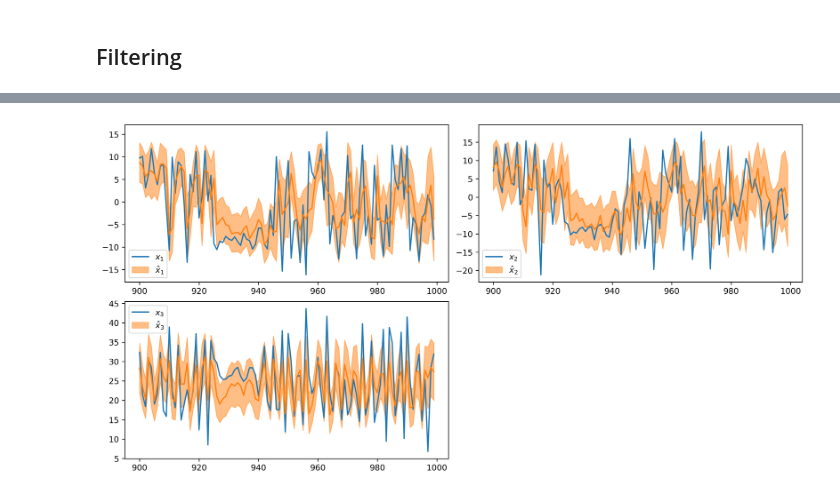
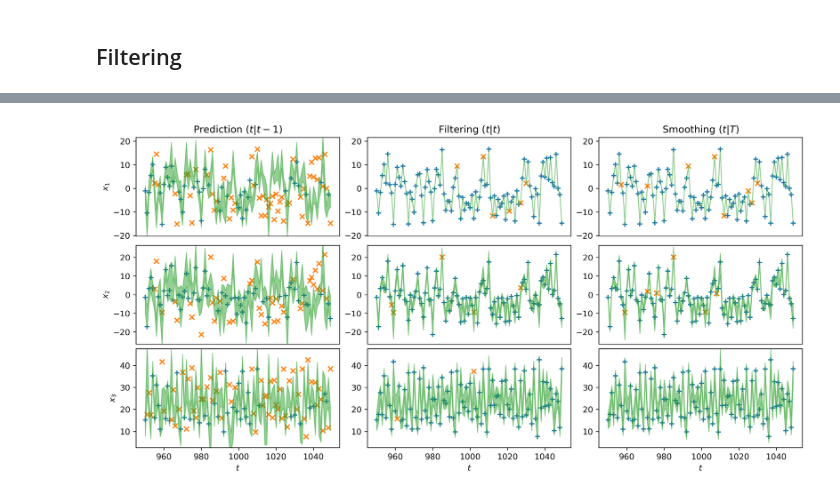
Before and after one commit to simontheflutist/neural-network-kalman, a Jupyter notebook: lorenz-sde-sysid.ipynb, the cells around one changed output, grey strips where cells are left out. Cells and saved outputs as stored; diff of their text form; code cells hidden in the pictures.

```diff
--- a/lorenz-sde-sysid.ipynb
+++ b/lorenz-sde-sysid.ipynb
@@ -349,16 +363,11 @@ Q = Q_0
 # %%
-STATES = slice(None, n_x)
-INPUTS = slice(n_x, n_x + n_u)
-OUTPUTS = slice(n_x + n_u, None)
-JOINT = slice(None, n_x + n_u + n_y)
-
 joint_prediction = np.zeros((sim_horizon, n_x + n_u + n_y))
 x_post = np.zeros((sim_horizon, n_x))
 P_pred = np.zeros((sim_horizon, n_x + n_u + n_y, n_x + n_u + n_y))
 P_post = np.zeros((sim_horizon, n_x, n_x))
 
-joint_prediction[0, STATES] = x[0]
-P_pred[0, STATES, STATES] = Q * 1
-P_post[0, STATES, STATES] = Q * 1
+joint_prediction[0, kalman.STATES] = x_post[0, kalman.STATES] = x[0]
+P_pred[0, kalman.STATES, kalman.STATES] = Q
+P_post[0, kalman.STATES, kalman.STATES] = Q
 # %%
 for i in trange(1, sim_horizon):
@@ -402,0 +398,5 @@ rms(predicted x - true x) / std(true x) [0.79413227 0.90358648 0.76900649]
+# %%
+x_pred =joint_prediction[:, kalman.STATES]
+print("rms(predicted x - true x)", ((x - x_pred) ** 2).mean() ** 0.5)
+print("rms(post x - true x)", ((x - x_post) ** 2).mean() ** 0.5)
+print("rms(smoothed x - true x)", ((x - x_smoothed) ** 2).mean() ** 0.5)
@@ -403,2 +407,4 @@ rms(predicted x - true x) / std(true x) [0.79413227 0.90358648 0.76900649]
 # %%
-time_slice = slice(-100, None)
+time_slice = slice(sim_horizon // 2 - 50, sim_horizon // 2 + 50)
+# %%
+diagnostics = kalman_diagnostics.KalmanDiagnostics(kalman_filter=kalman, x=x)
@@ -405,19 +413,52 @@ time_slice = slice(-100, None)
 # %%
 fig = Figure(figsize=(12, 6), dpi=300, constrained_layout=1)
 for i in range(n_x):
-    ax = fig.add_subplot(2, 2, i + 1)
-    ax.plot(np.arange(sim_horizon)[time_slice], x[time_slice, i], label=rf"$x_{i+1}$")
-    ax.plot(np.arange(sim_horizon)[time_slice], x_pred[time_slice, i])
-    ax.fill_between(
-        np.arange(sim_horizon)[time_slice],
-        (x_pred[time_slice, i] - x_pred_std[time_slice, i]),
-        (x_pred[time_slice, i] + x_pred_std[time_slice, i]),
-        color="C1",
-        alpha=0.5,
-        label=rf"$\hat x_{i+1}$",
-    )
-    ax.legend()
-# fig.savefig(f"figures/kalman/state-trajectory-{method}.pdf")
+    for j, (state_trajectory, cov_trajectory, desc) in enumerate(
+        [
+            (x_pred, P_pred, "Prediction $(t|t-1)$"),
+            (x_post, P_post, "Filtering $(t|t)$"),
+            (x_smoothed, P_smoothed, "Smoothing $(t|T)$"),
+        ]
+    ):
+        # prepare and decorate axes
+        ax = fig.add_subplot(3, 3, 3 * i + j + 1)
+        if j == 0:
+            ax.set_ylabel(rf"$x_{i+1}$")
+        else:
+            pass  # ax.set_yticks([])
+        if i == 0:
+            ax.set_title(desc)
+        if i == 2:
+            ax.set_xlabel(rf"$t$")
+        else:
+            ax.set_xticks([])
+        # get data to plot
+        times, state, _mean, lower, upper, covered, missed = (
+            diagnostics.plot_state_trajectories(
+                state_trajectory, cov_trajectory, i, time_slice, coverage=0.9
+            )
+        )
+        # plot data
+        ax.set_ylim(min(state) - 5, max(state) + 5)
+        ax.scatter(
+            times[covered],
+            state[covered],
+            color="C0",
+            marker="+",
+        )
+        ax.scatter(
+            times[missed],
+            state[missed],
+            color="C1",
+            marker="x",
+        )
+        ax.fill_between(
+            times,
+            lower,
+            upper,
+            color="C2",
+            alpha=0.5,
+        )
 fig
 # %% [output]
-[figure, old version]
+[figure, new version]
```
Also changed, not shown: parts of 42 cells of this notebook.
